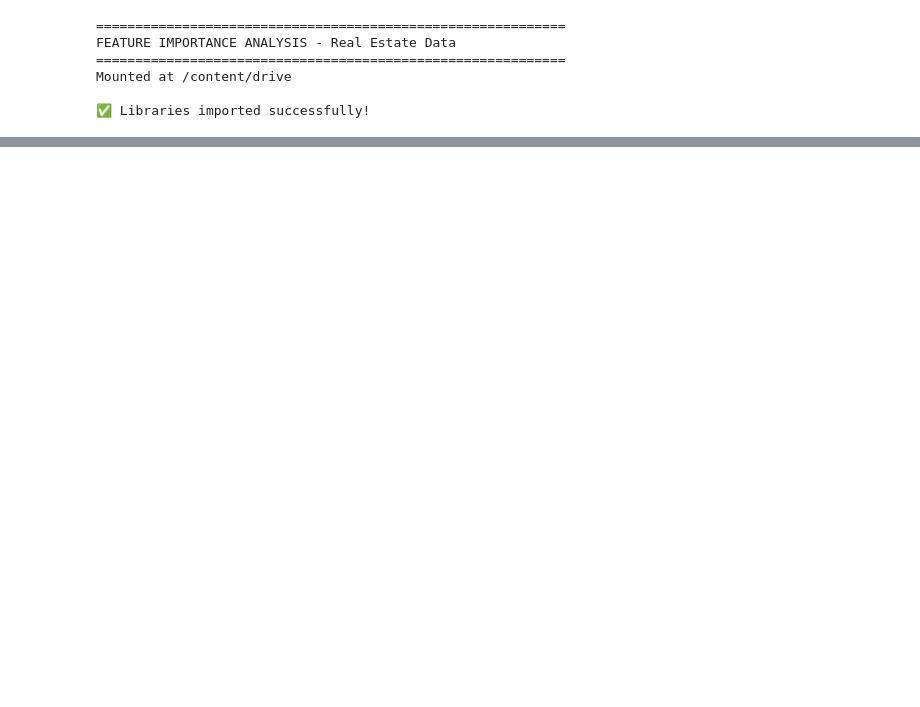
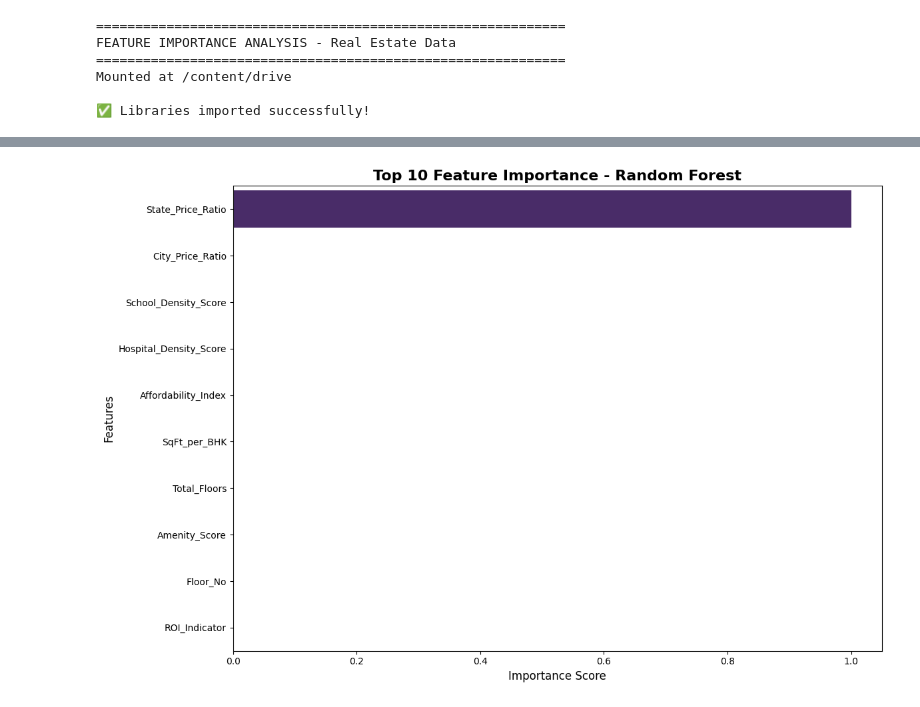
Before and after one commit to 3srava0/assignment-3, a Jupyter notebook: 03_Feature_Importance_Analysis.ipynb, the cells around one changed output, grey strips where cells are left out. Cells and saved outputs as stored; diff of their text form; code cells hidden in the pictures; blank space fills up the shorter version.

```diff
--- a/03_Feature_Importance_Analysis.ipynb
+++ b/03_Feature_Importance_Analysis.ipynb
@@ -32,7 +32,7 @@ Mounted at /content/drive
 ✅ Libraries imported successfully!
 # %%
 # Load cleaned dataset from Google Drive
-df = pd.read_csv('/content/drive/MyDrive/assignment-3/data/india_housing_prices_cleaned.csv')
+df = pd.read_csv('/content/drive/MyDrive/assignment-3/data/india_housing_prices_featured.csv')
 print(f"Dataset loaded: {df.shape}")
 print("\nFirst few rows:")
 df.head()
@@ -49,0 +89,32 @@ First few rows:
+# %%
+# Train Random Forest Model
+print("\n" + "="*60)
+print("RANDOM FOREST FEATURE IMPORTANCE")
+print("="*60)
+
+rf_model = RandomForestRegressor(n_estimators=100, random_state=42, n_jobs=-1)
+print("\nTraining Random Forest...")
+rf_model.fit(X_train, y_train)
+
+# Predictions
+y_pred_rf = rf_model.predict(X_test)
+
+# Evaluation
+rf_r2 = r2_score(y_test, y_pred_rf)
+rf_mae = mean_absolute_error(y_test, y_pred_rf)
+rf_mse = mean_squared_error(y_test, y_pred_rf)
+rf_rmse = np.sqrt(rf_mse)
+
+print(f"\nRandom Forest Performance:")
+print(f"R² Score: {rf_r2:.4f}")
+print(f"MAE: {rf_mae:.4f}")
+print(f"RMSE: {rf_rmse:.4f}")
+
+# Feature Importance
+rf_importance = pd.DataFrame({
+    'Feature': numerical_features,
+    'Importance': rf_model.feature_importances_
+}).sort_values('Importance', ascending=False)
+
+print("\nTop 10 Important Features (Random Forest):")
+print(rf_importance.head(10))
@@ -49,0 +189,12 @@ First few rows:
+# %%
+# Visualize Random Forest Feature Importance
+plt.figure(figsize=(12, 8))
+top_features_rf = rf_importance.head(10)
+sns.barplot(x='Importance', y='Feature', data=top_features_rf, palette='viridis')
+plt.title('Top 10 Feature Importance - Random Forest', fontsize=16, fontweight='bold')
+plt.xlabel('Importance Score', fontsize=12)
+plt.ylabel('Features', fontsize=12)
+plt.tight_layout()
+plt.show()
+# %% [output]
+[figure, added]
```
Also changed, not shown: parts of 9 cells of this notebook.
